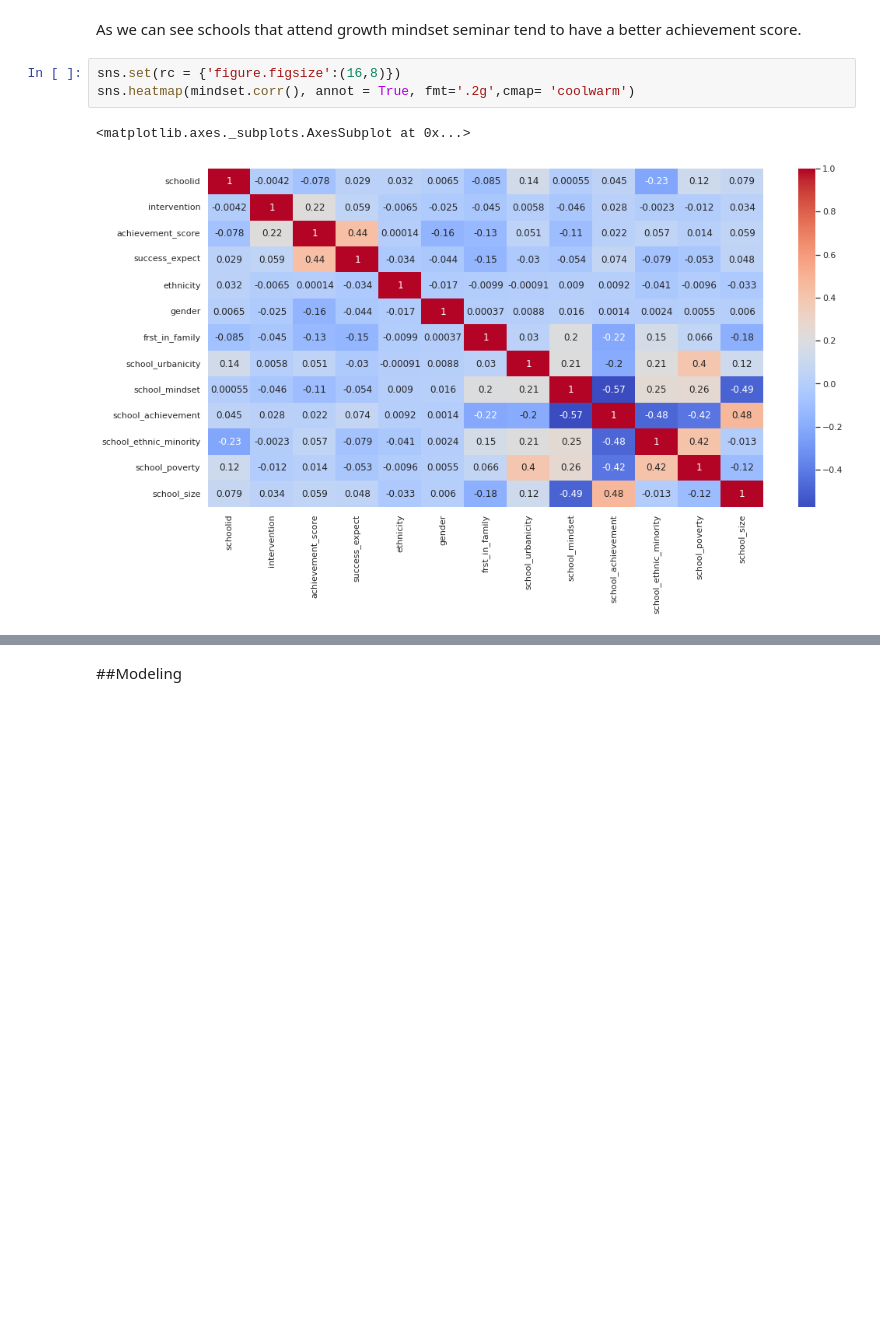
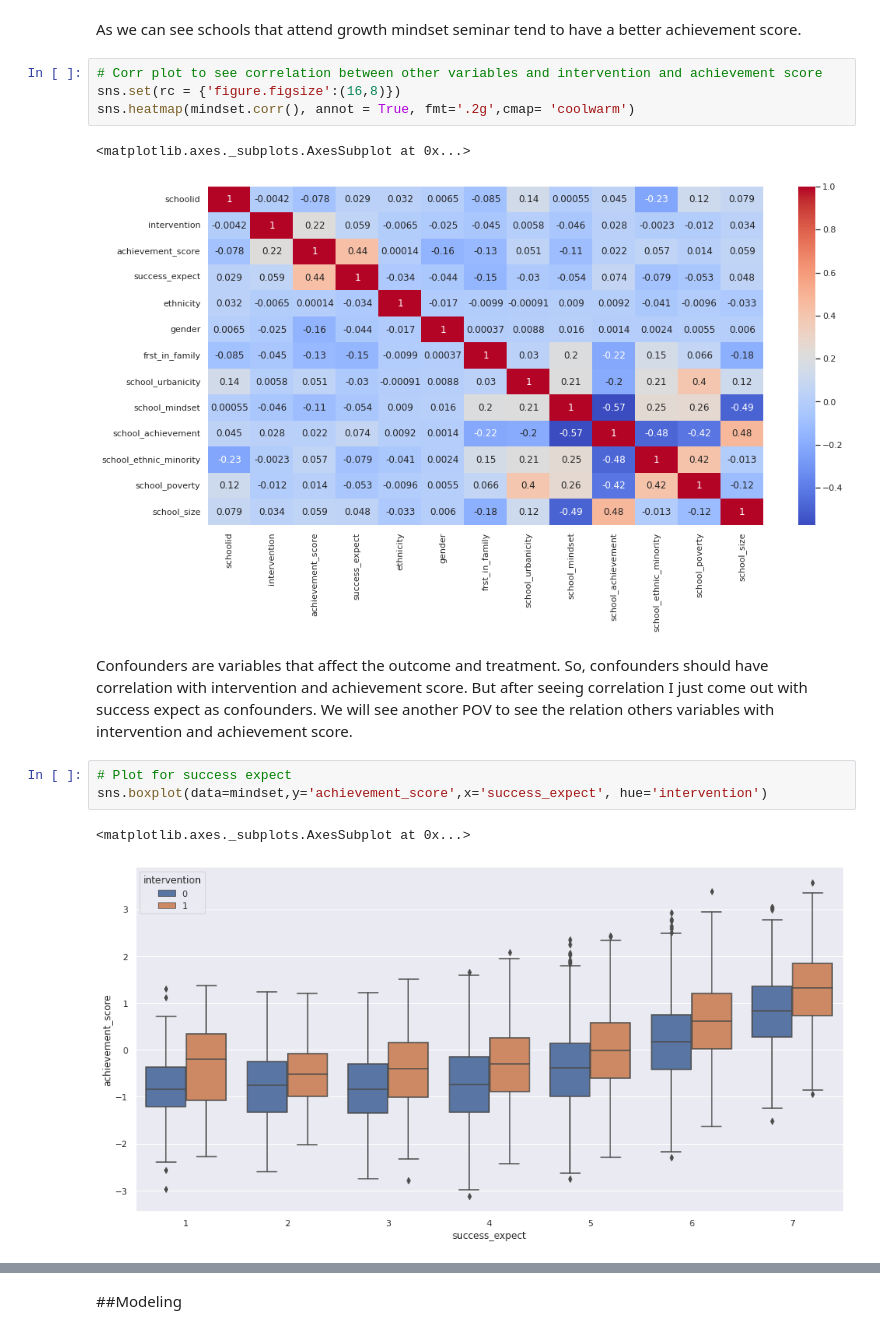
Before and after one commit to mhmmdmin/Assignment, a Jupyter notebook: Assignment_Day_14_Muhammad_Amin.ipynb, the cells around one changed output, grey strips where cells are left out. Cells and saved outputs as stored; diff of their text form; blank space fills up the shorter version.

```diff
--- a/Assignment_Day_14_Muhammad_Amin.ipynb
+++ b/Assignment_Day_14_Muhammad_Amin.ipynb
@@ -195,8 +195,17 @@ mindset.groupby('intervention').agg({
 # %% [markdown]
 As we can see schools that attend growth mindset seminar tend to have a better achievement score.
 # %%
+# Corr plot to see correlation between other variables and intervention and achievement score
 sns.set(rc = {'figure.figsize':(16,8)})
 sns.heatmap(mindset.corr(), annot = True, fmt='.2g',cmap= 'coolwarm')
 # %% [output]
 <matplotlib.axes._subplots.AxesSubplot at 0x...>
 [figure]
+# %% [markdown]
+Confounders are variables that affect the outcome and treatment. So, confounders should have correlation with intervention and achievement score. But after seeing correlation I just come out with success expect as confounders. We will see another POV to see the relation others variables with intervention and achievement score.
+# %%
+# Plot for success expect
+sns.boxplot(data=mindset,y='achievement_score',x='success_expect', hue='intervention')
+# %% [output]
+<matplotlib.axes._subplots.AxesSubplot at 0x...>
+[figure, added]
```
Also changed, not shown: parts of 47 cells of this notebook.
